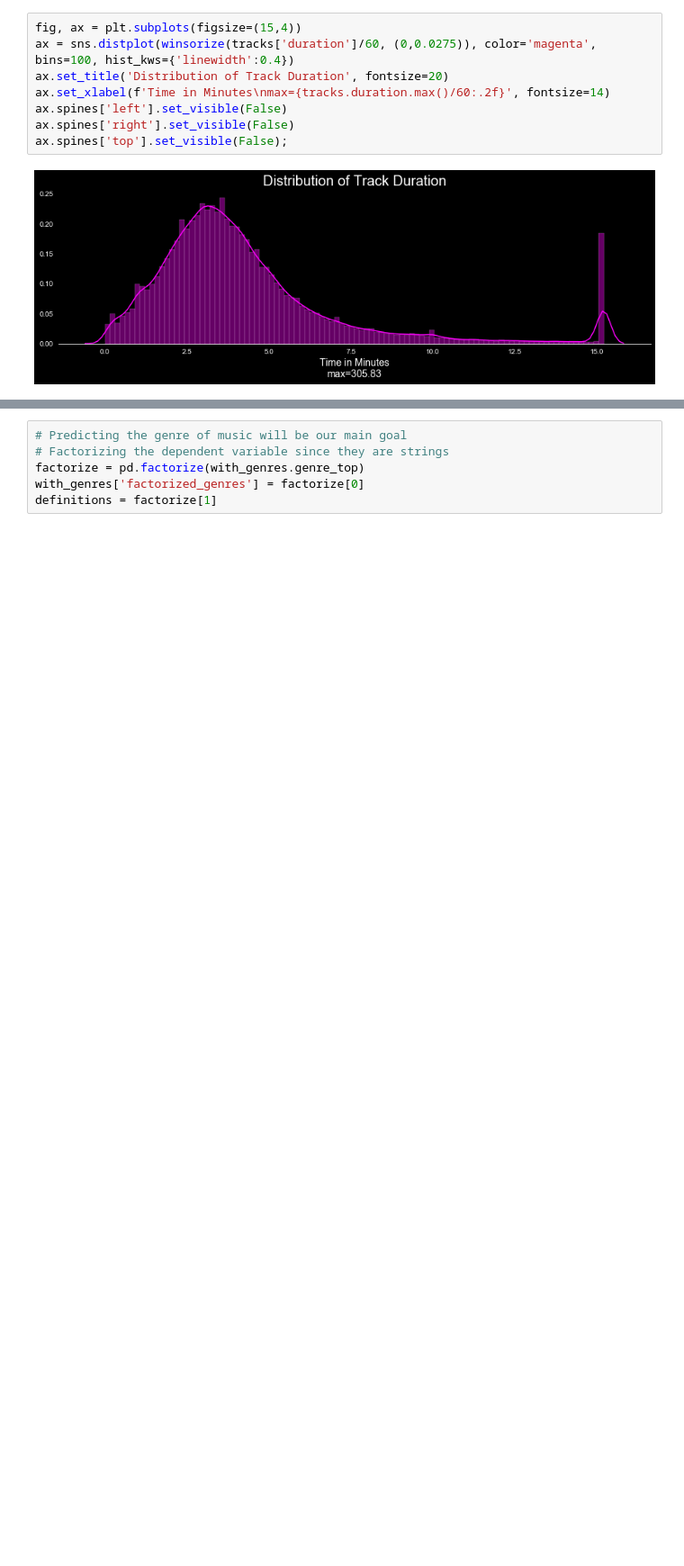
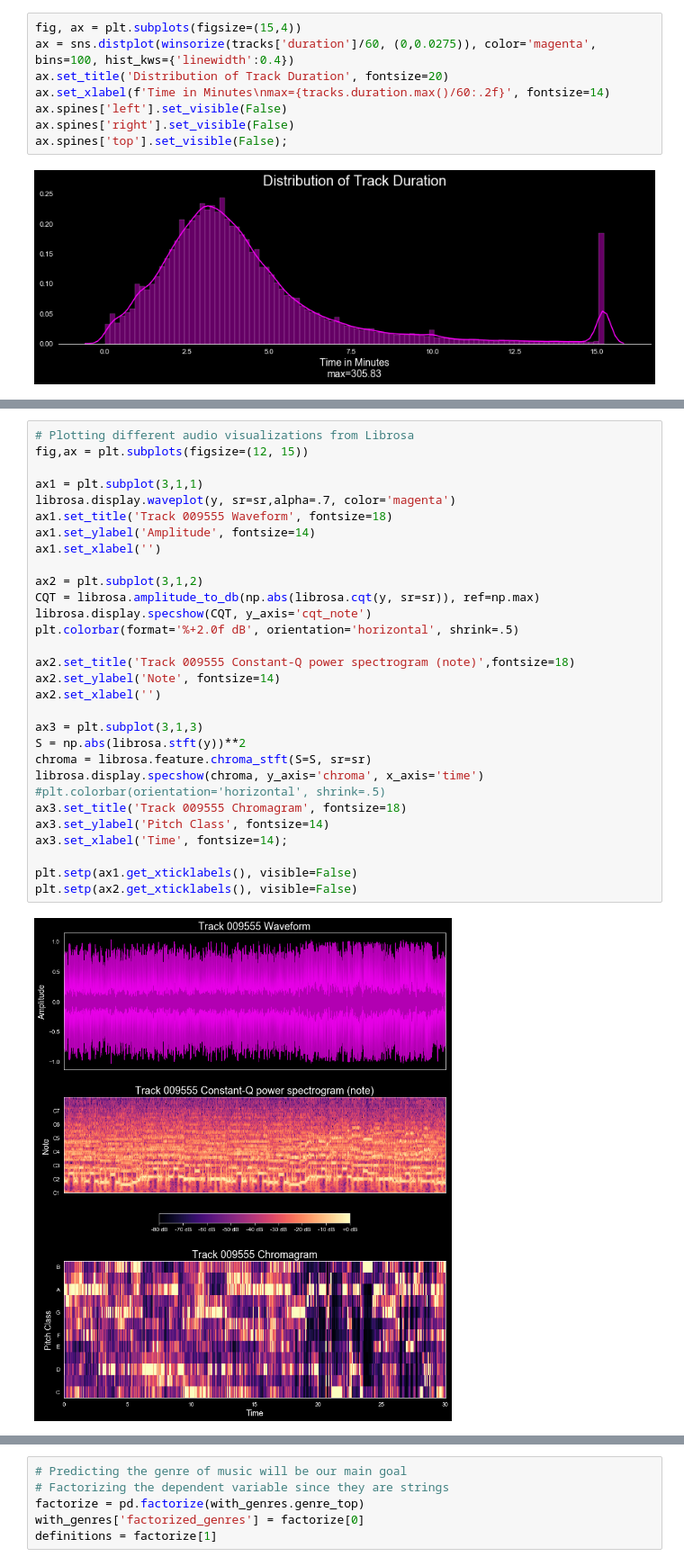
Before and after one commit to dancassin/Thinkful, a Jupyter notebook: 25.1 Supervised Learning Capstone.ipynb, the cells around one changed output, grey strips where cells are left out. Shown at 90% size. Saved outputs shown, nothing was run; the diff lists cells and outputs as text; blank space fills up the shorter version.

```diff
--- a/25.1 Supervised Learning Capstone.ipynb
+++ b/25.1 Supervised Learning Capstone.ipynb
@@ -252,0 +321,32 @@ KeplerGl(config={'version': 'v1', 'config': {'visState': {'filters': [], 'layers
+# %%
+# Plotting different audio visualizations from Librosa
+fig,ax = plt.subplots(figsize=(12, 15))
+
+ax1 = plt.subplot(3,1,1)
+librosa.display.waveplot(y, sr=sr,alpha=.7, color='magenta')
+ax1.set_title('Track 009555 Waveform', fontsize=18)
+ax1.set_ylabel('Amplitude', fontsize=14)
+ax1.set_xlabel('')
+
+ax2 = plt.subplot(3,1,2)
+CQT = librosa.amplitude_to_db(np.abs(librosa.cqt(y, sr=sr)), ref=np.max)
+librosa.display.specshow(CQT, y_axis='cqt_note')
+plt.colorbar(format='%+2.0f dB', orientation='horizontal', shrink=.5)
+
+ax2.set_title('Track 009555 Constant-Q power spectrogram (note)',fontsize=18)
+ax2.set_ylabel('Note', fontsize=14)
+ax2.set_xlabel('')
+
+ax3 = plt.subplot(3,1,3)
+S = np.abs(librosa.stft(y))**2
+chroma = librosa.feature.chroma_stft(S=S, sr=sr)
+librosa.display.specshow(chroma, y_axis='chroma', x_axis='time')
+#plt.colorbar(orientation='horizontal', shrink=.5)
+ax3.set_title('Track 009555 Chromagram', fontsize=18)
+ax3.set_ylabel('Pitch Class', fontsize=14)
+ax3.set_xlabel('Time', fontsize=14);
+
+plt.setp(ax1.get_xticklabels(), visible=False)
+plt.setp(ax2.get_xticklabels(), visible=False)
+# %% [output]
+[figure, added]
```
Also changed, not shown: parts of 59 cells of this notebook.
